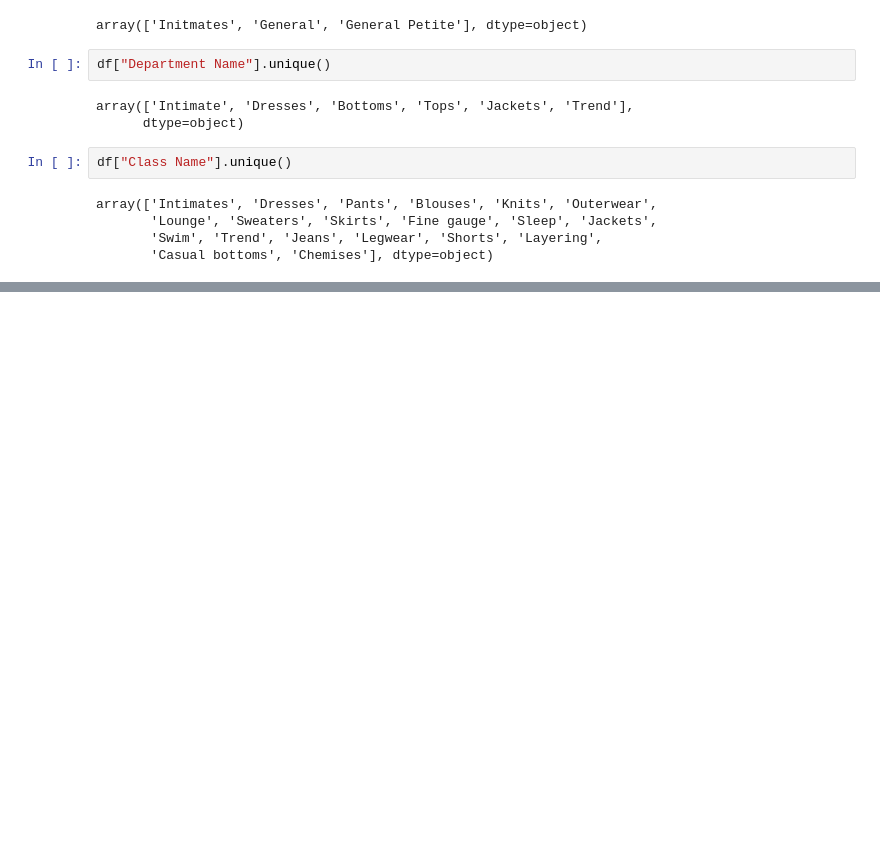
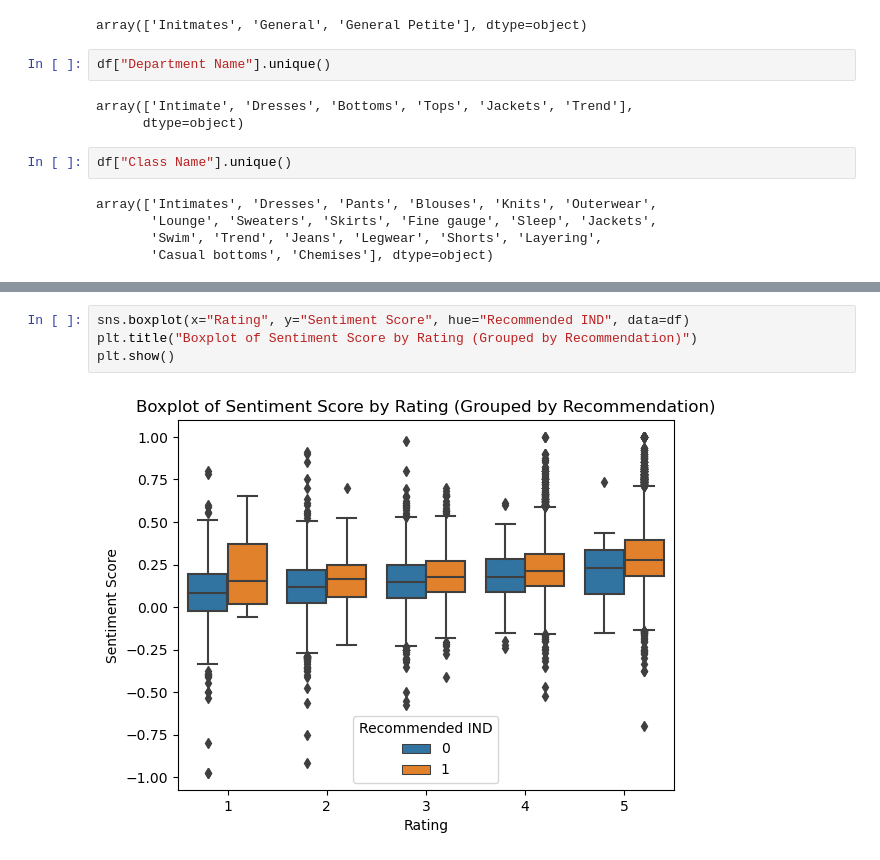
Before and after one commit to jsheryl909/Data-Science-Project-E-Commerce-Ratings-, a Jupyter notebook: E-Commerce Ratings Project.ipynb, the cells around one changed output, grey strips where cells are left out. Saved outputs shown, nothing was run; the diff lists cells and outputs as text; blank space fills up the shorter version.

```diff
--- a/E-Commerce Ratings Project.ipynb
+++ b/E-Commerce Ratings Project.ipynb
@@ -193,0 +249,6 @@ df_encoded = pd.get_dummies(df, columns=["Division Name", "Department Name"], dr
+# %%
+sns.boxplot(x="Rating", y="Sentiment Score", hue="Recommended IND", data=df)
+plt.title("Boxplot of Sentiment Score by Rating (Grouped by Recommendation)")
+plt.show()
+# %% [output]
+[figure, added]
```
Also changed, not shown: parts of 16 cells of this notebook.
